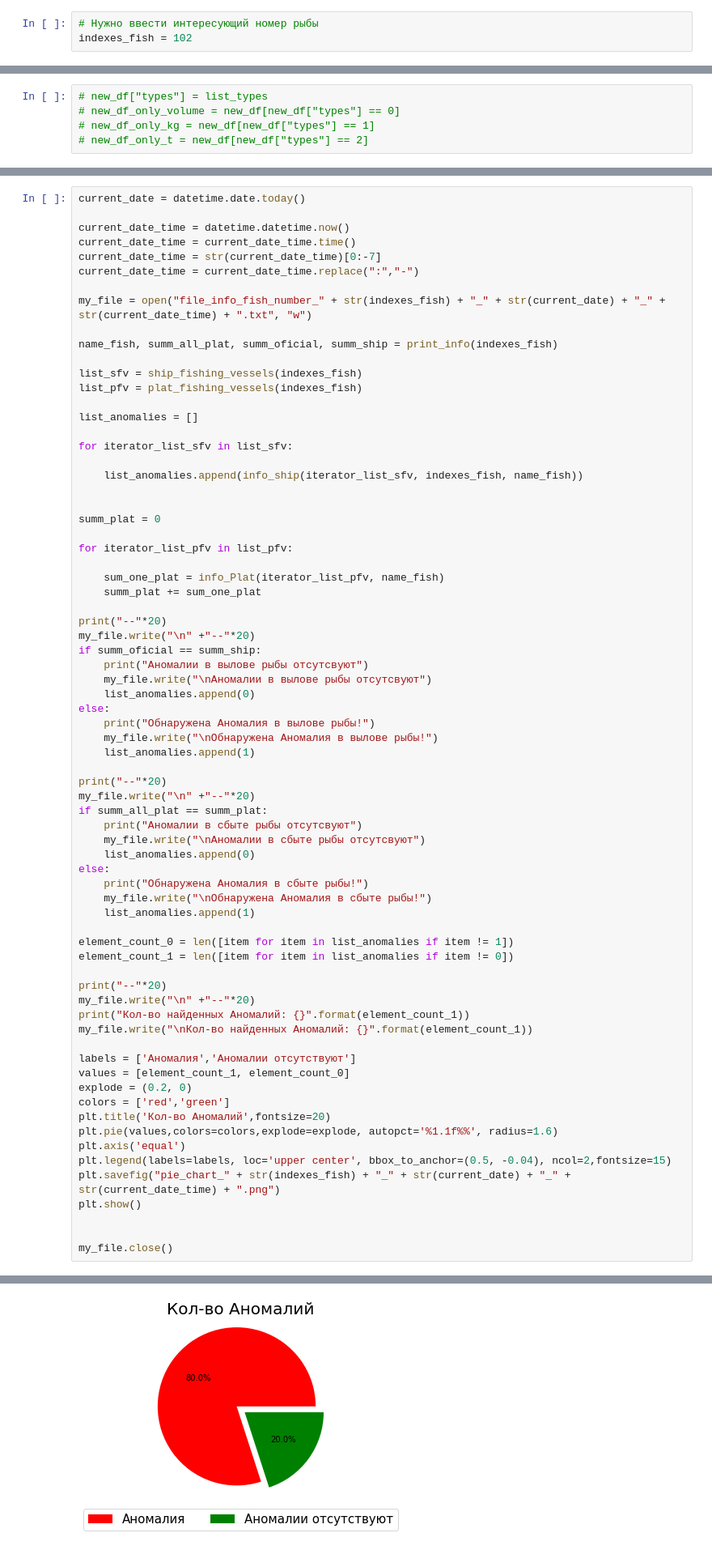
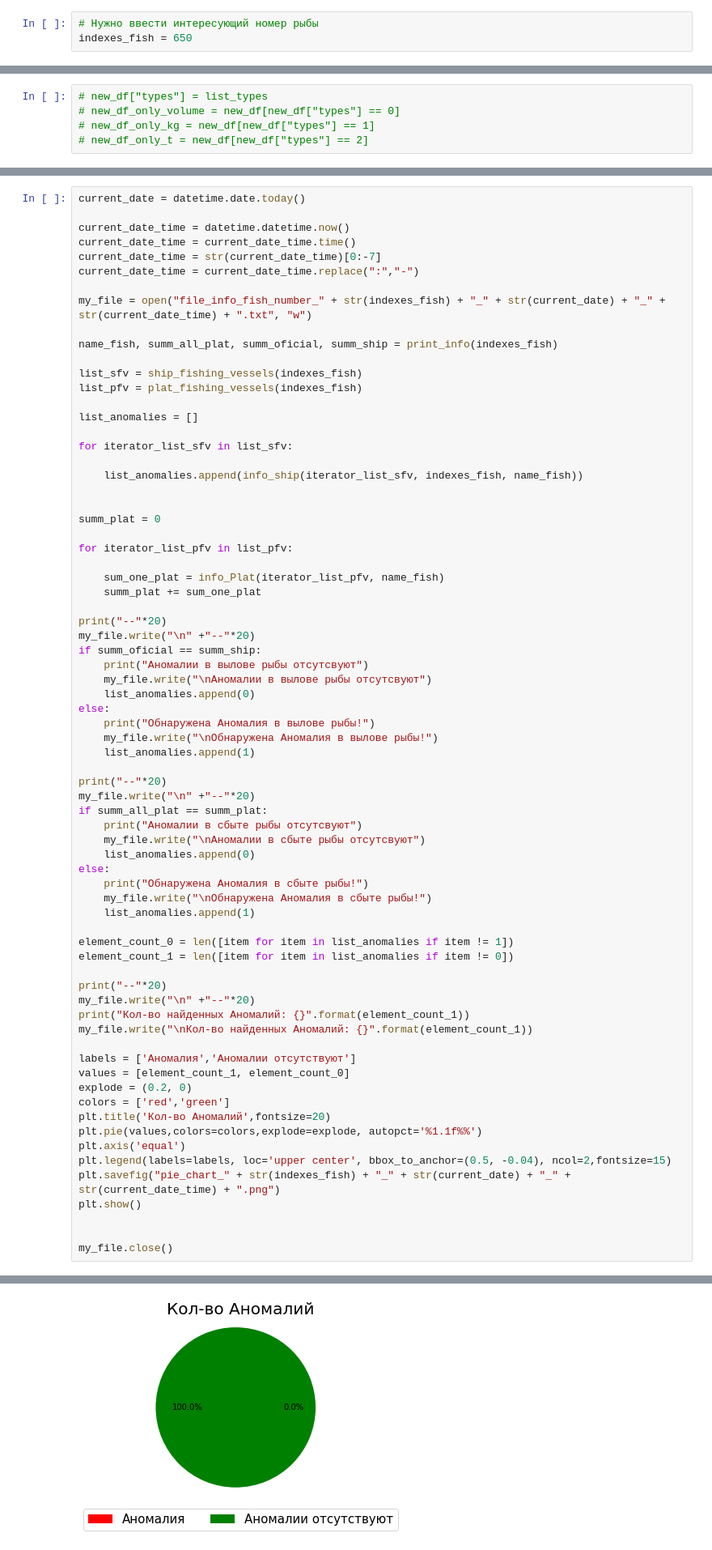
Before and after one commit to MisterIdan/for_the_hackathon, a Jupyter notebook: загрузка, просмотр баз и поиск аномалий по определённому виду рыб.ipynb, the cells around one changed output, grey strips where cells are left out. Shown at 81% size. Saved outputs shown, nothing was run; the diff lists cells and outputs as text.

```diff
--- a/загрузка, просмотр баз и поиск аномалий по определённому виду рыб.ipynb
+++ b/загрузка, просмотр баз и поиск аномалий по определённому виду рыб.ipynb
@@ -6,7 +6,7 @@ import numpy as np
 import datetime
 # %%
 # Нужно ввести интересующий номер рыбы
-indexes_fish = 102
+indexes_fish = 650
 # %%
 df_catch = pd.read_csv("db1/catch.csv")
 # %%
@@ -431,7 +431,7 @@ values = [element_count_1, element_count_0]
 explode = (0.2, 0)
 colors = ['red','green']
 plt.title('Кол-во Аномалий',fontsize=20)
-plt.pie(values,colors=colors,explode=explode, autopct='%1.1f%%', radius=1.6)
+plt.pie(values,colors=colors,explode=explode, autopct='%1.1f%%')
 plt.axis('equal')
 plt.legend(labels=labels, loc='upper center', bbox_to_anchor=(0.5, -0.04), ncol=2,fontsize=15)
 plt.savefig("pie_chart_" + str(indexes_fish) + "_" + str(current_date) + "_" + str(current_date_time) + ".png")
@@ -460 +460 @@ my_file.close()
-[figure, old version]
+[figure, new version]
```
Also changed, not shown: parts of 1 cell of this notebook, 1 other file.
